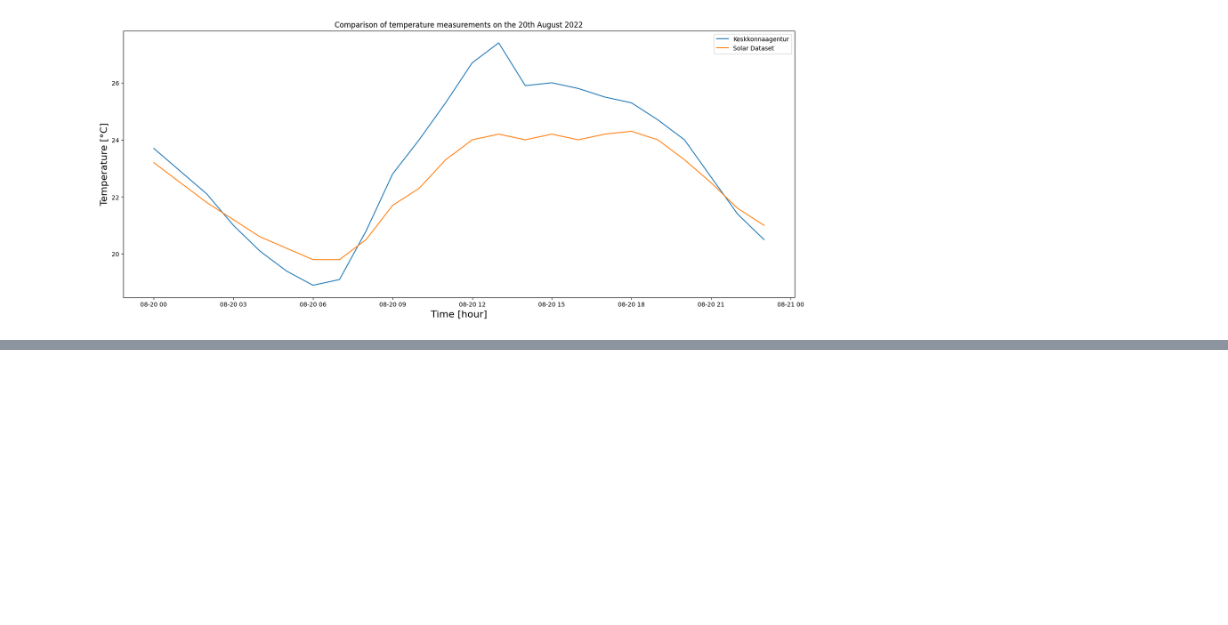
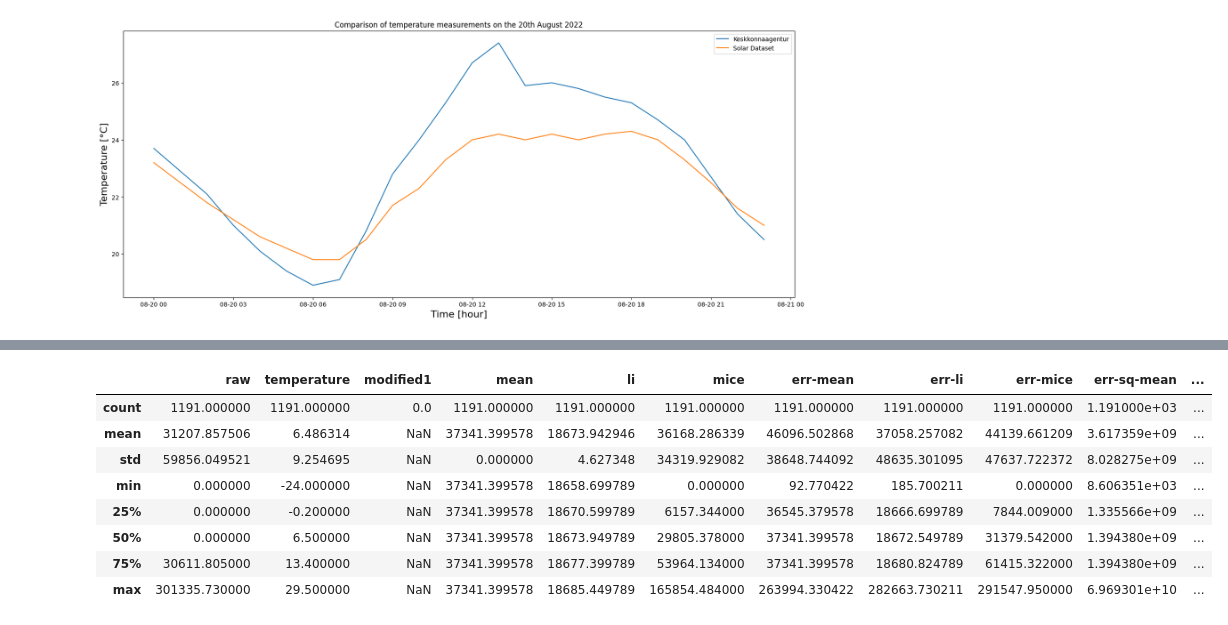
Before and after one commit to niloos/its8080-project-1, a Jupyter notebook: solar_data_analysis.ipynb, the cells around one changed output, grey strips where cells are left out. Cells and saved outputs as stored; diff of their text form; code cells hidden in the pictures; blank space fills up the shorter version.

```diff
--- a/solar_data_analysis.ipynb
+++ b/solar_data_analysis.ipynb
@@ -57,0 +184,52 @@ plt.savefig("diagrams/diagram_comparison_weather_data.pdf")
+# %%
+# Method 3: Mean
+
+mean_df = pd.DataFrame(modified_1['modified1'].fillna(modified_1['modified1'].mean()))
+mean_df.rename(columns = {'modified1':'mean'}, inplace=True)
+
+modified_1 = modified_1.join(mean_df['mean'])
+missing = missing.join(mean_df['mean'])
+# %%
+# Method 2: Linear Interpolation
+
+linear_df = modified_1.interpolate(method ='linear', limit_direction ='forward', axis='columns')
+linear_df.rename(columns = {'modified1':'li'}, inplace=True)
+linear_df.describe()
+
+modified_1 = modified_1.join(linear_df['li'])
+missing = missing.join(linear_df['li'])
+# %%
+# Method 3: MICE
+
+from sklearn.experimental import enable_iterative_imputer
+from sklearn.impute import IterativeImputer, KNNImputer, SimpleImputer
+
+#imputer = SimpleImputer(strategy='mean')
+#imputer = SimpleImputer(strategy='median')
+imputer = KNNImputer(n_neighbors=5)
+
+imputed_values = imputer.fit_transform(modified_1.reset_index()[['modified1','temperature']])
+imputed_values = pd.DataFrame(imputed_values[:,0])
+imputed_values.set_index(modified_1.index, inplace=True)
+imputed_values.rename(columns = {0:'mice'}, inplace=True)
+
+modified_1 = modified_1.join(imputed_values['mice'])
+missing = missing.join(imputed_values['mice'])
+
+missing['err-mean'] = (missing['raw'] - missing['mean']).abs()
+missing['err-li'] = (missing['raw'] - missing['li']).abs()
+missing['err-mice'] = (missing['raw'] - missing['mice']).abs()
+missing['err-sq-mean'] = missing['err-mean'].pow(2)
+missing['err-sq-li'] = missing['err-li'].pow(2)
+missing['err-sq-mice'] = missing['err-mice'].pow(2)
+missing.describe()
+# %% [output]
+|  | raw | temperature | modified1 | mean | li | mice | err-mean | err-li | err-mice | err-sq-mean | ... |
+| count | 1191.000000 | 1191.000000 | 0.0 | 1191.000000 | 1191.000000 | 1191.000000 | 1191.000000 | 1191.000000 | 1191.000000 | 1.191000e+03 | ... |
+| mean | 31207.857506 | 6.486314 | NaN | 37341.399578 | 18673.942946 | 36168.286339 | 46096.502868 | 37058.257082 | 44139.661209 | 3.617359e+09 | ... |
+| std | 59856.049521 | 9.254695 | NaN | 0.000000 | 4.627348 | 34319.929082 | 38648.744092 | 48635.301095 | 47637.722372 | 8.028275e+09 | ... |
+| min | 0.000000 | -24.000000 | NaN | 37341.399578 | 18658.699789 | 0.000000 | 92.770422 | 185.700211 | 0.000000 | 8.606351e+03 | ... |
+| 25% | 0.000000 | -0.200000 | NaN | 37341.399578 | 18670.599789 | 6157.344000 | 36545.379578 | 18666.699789 | 7844.009000 | 1.335566e+09 | ... |
+| 50% | 0.000000 | 6.500000 | NaN | 37341.399578 | 18673.949789 | 29805.378000 | 37341.399578 | 18672.549789 | 31379.542000 | 1.394380e+09 | ... |
+| 75% | 30611.805000 | 13.400000 | NaN | 37341.399578 | 18677.399789 | 53964.134000 | 37341.399578 | 18680.824789 | 61415.322000 | 1.394380e+09 | ... |
+| max | 301335.730000 | 29.500000 | NaN | 37341.399578 | 18685.449789 | 165854.484000 | 263994.330422 | 282663.730211 | 291547.950000 | 6.969301e+10 | ... |
```
Also changed, not shown: parts of 16 cells of this notebook.
